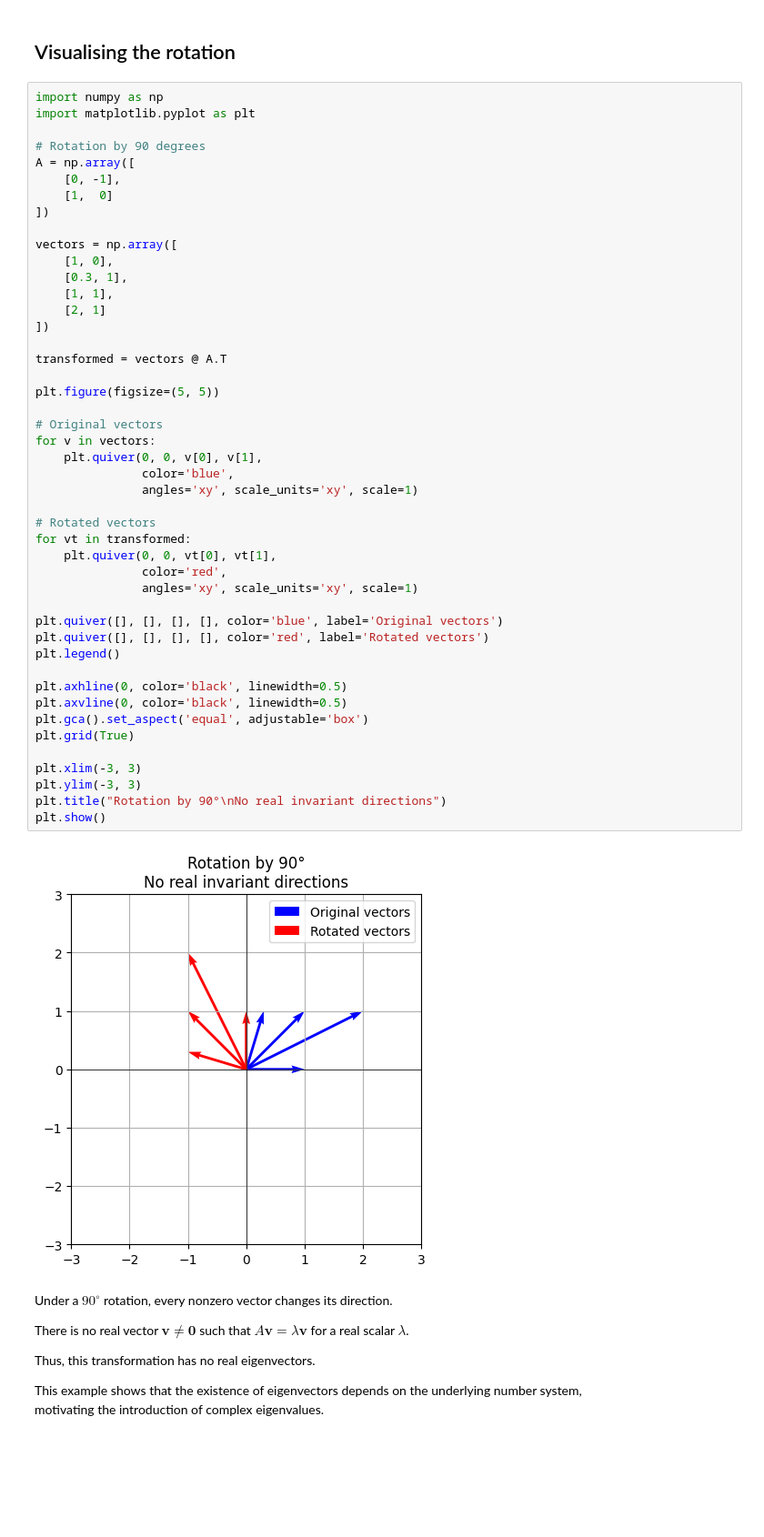
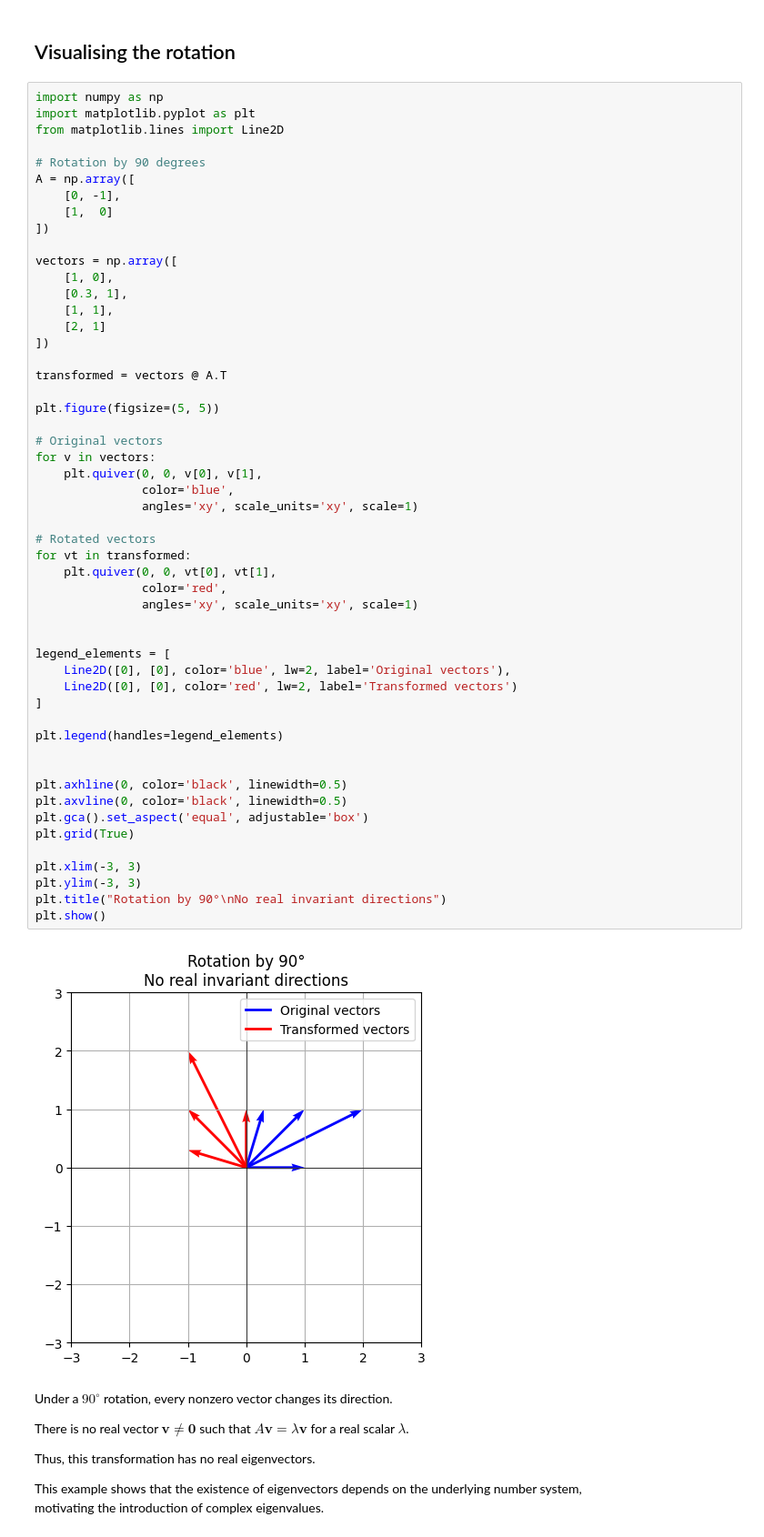
Before and after one commit to Akshat-1234/ml-theory, a Jupyter notebook: notebooks/03_eigenvalues_and_eigenvectors.ipynb, the cells around one changed output. Shown at 91% size. Drawn from its saved outputs; the diff is of its cells as text; blank space fills up the shorter version.

Commit message:
[NOTEBOOK] corrected errors in code for visualisation

```diff
--- a/notebooks/03_eigenvalues_and_eigenvectors.ipynb
+++ b/notebooks/03_eigenvalues_and_eigenvectors.ipynb
@@ -156,6 +156,7 @@ $A =
 # %%
 import numpy as np
 import matplotlib.pyplot as plt
+from matplotlib.lines import Line2D
 
 # Rotation by 90 degrees
 A = np.array([
@@ -170,37 +171,42 @@ vectors = np.array([
     [2, 1]
 ])
 
 transformed = vectors @ A.T
 
 plt.figure(figsize=(5, 5))
 
 # Original vectors
 for v in vectors:
     plt.quiver(0, 0, v[0], v[1],
                color='blue',
                angles='xy', scale_units='xy', scale=1)
 
 # Rotated vectors
 for vt in transformed:
     plt.quiver(0, 0, vt[0], vt[1],
                color='red',
                angles='xy', scale_units='xy', scale=1)
 
-plt.quiver([], [], [], [], color='blue', label='Original vectors')
-plt.quiver([], [], [], [], color='red', label='Rotated vectors')
-plt.legend()
+
+legend_elements = [
+    Line2D([0], [0], color='blue', lw=2, label='Original vectors'),
+    Line2D([0], [0], color='red', lw=2, label='Transformed vectors')
+]
+
+plt.legend(handles=legend_elements)
+
 
 plt.axhline(0, color='black', linewidth=0.5)
 plt.axvline(0, color='black', linewidth=0.5)
 plt.gca().set_aspect('equal', adjustable='box')
 plt.grid(True)
 
 plt.xlim(-3, 3)
 plt.ylim(-3, 3)
 plt.title("Rotation by 90°\nNo real invariant directions")
 plt.show()
 # %% [output]
-[figure, old version]
+[figure, new version]
 # %% [markdown]
 Under a $90^\circ$ rotation, every nonzero vector changes its direction.
 
```
